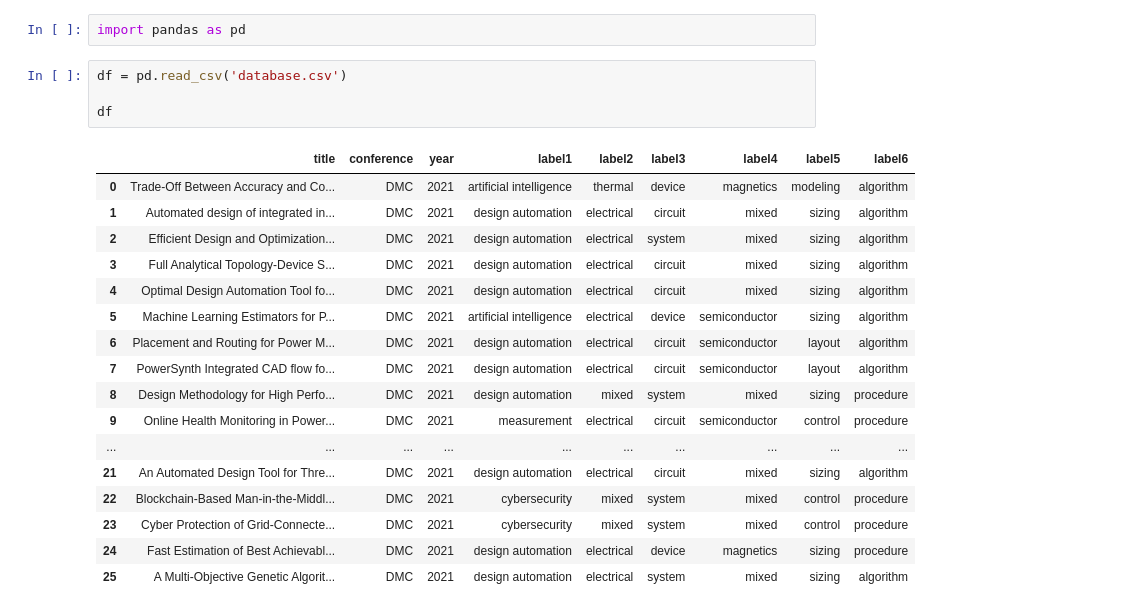
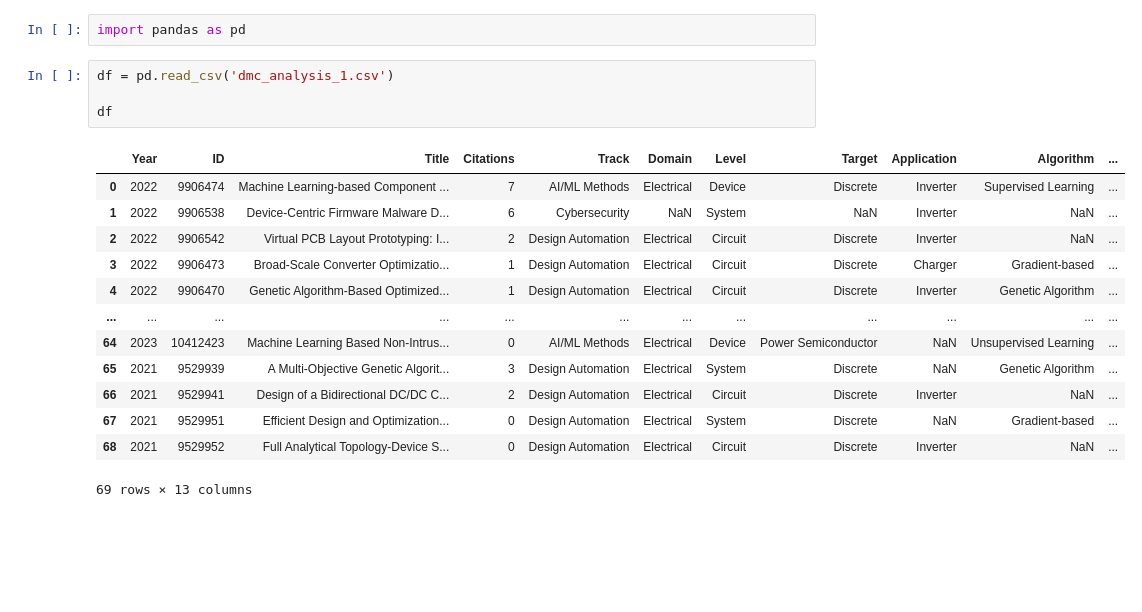
Before and after one commit to TiMo3654/APE, a Jupyter notebook: analysis.ipynb, the cells around one changed output. Cells and saved outputs as stored; diff of their text form; blank space fills up the shorter version.

```diff
--- a/analysis.ipynb
+++ b/analysis.ipynb
@@ -5,25 +5,21 @@ Poop
 # %%
 import pandas as pd
 # %%
-df = pd.read_csv('database.csv')
+df = pd.read_csv('dmc_analysis_1.csv')
 
 df
 # %% [output]
-|  | title | conference | year | label1 | label2 | label3 | label4 | label5 | label6 |
-| 0 | Trade-Off Between Accuracy and Co... | DMC | 2021 | artificial intelligence | thermal | device | magnetics | modeling | algorithm |
-| 1 | Automated design of integrated in... | DMC | 2021 | design automation | electrical | circuit | mixed | sizing | algorithm |
-| 2 | Efficient Design and Optimization... | DMC | 2021 | design automation | electrical | system | mixed | sizing | algorithm |
-| 3 | Full Analytical Topology-Device S... | DMC | 2021 | design automation | electrical | circuit | mixed | sizing | algorithm |
-| 4 | Optimal Design Automation Tool fo... | DMC | 2021 | design automation | electrical | circuit | mixed | sizing | algorithm |
-| 5 | Machine Learning Estimators for P... | DMC | 2021 | artificial intelligence | electrical | device | semiconductor | sizing | algorithm |
-| 6 | Placement and Routing for Power M... | DMC | 2021 | design automation | electrical | circuit | semiconductor | layout | algorithm |
-| 7 | PowerSynth Integrated CAD flow fo... | DMC | 2021 | design automation | electrical | circuit | semiconductor | layout | algorithm |
-| 8 | Design Methodology for High Perfo... | DMC | 2021 | design automation | mixed | system | mixed | sizing | procedure |
-| 9 | Online Health Monitoring in Power... | DMC | 2021 | measurement | electrical | circuit | semiconductor | control | procedure |
-| ... | ... | ... | ... | ... | ... | ... | ... | ... | ... |
-| 21 | An Automated Design Tool for Thre... | DMC | 2021 | design automation | electrical | circuit | mixed | sizing | algorithm |
-| 22 | Blockchain-Based Man-in-the-Middl... | DMC | 2021 | cybersecurity | mixed | system | mixed | control | procedure |
-| 23 | Cyber Protection of Grid-Connecte... | DMC | 2021 | cybersecurity | mixed | system | mixed | control | procedure |
-| 24 | Fast Estimation of Best Achievabl... | DMC | 2021 | design automation | electrical | device | magnetics | sizing | procedure |
-| 25 | A Multi-Objective Genetic Algorit... | DMC | 2021 | design automation | electrical | system | mixed | sizing | algorithm |
+|  | Year | ID | Title | Citations | Track | Domain | Level | Target | Application | Algorithm | ... |
+| 0 | 2022 | 9906474 | Machine Learning-based Component ... | 7 | AI/ML Methods | Electrical | Device | Discrete | Inverter | Supervised Learning | ... |
+| 1 | 2022 | 9906538 | Device-Centric Firmware Malware D... | 6 | Cybersecurity | NaN | System | NaN | Inverter | NaN | ... |
+| 2 | 2022 | 9906542 | Virtual PCB Layout Prototyping: I... | 2 | Design Automation | Electrical | Circuit | Discrete | Inverter | NaN | ... |
+| 3 | 2022 | 9906473 | Broad-Scale Converter Optimizatio... | 1 | Design Automation | Electrical | Circuit | Discrete | Charger | Gradient-based | ... |
+| 4 | 2022 | 9906470 | Genetic Algorithm-Based Optimized... | 1 | Design Automation | Electrical | Circuit | Discrete | Inverter | Genetic Algorithm | ... |
+| ... | ... | ... | ... | ... | ... | ... | ... | ... | ... | ... | ... |
+| 64 | 2023 | 10412423 | Machine Learning Based Non-Intrus... | 0 | AI/ML Methods | Electrical | Device | Power Semiconductor | NaN | Unsupervised Learning | ... |
+| 65 | 2021 | 9529939 | A Multi-Objective Genetic Algorit... | 3 | Design Automation | Electrical | System | Discrete | NaN | Genetic Algorithm | ... |
+| 66 | 2021 | 9529941 | Design of a Bidirectional DC/DC C... | 2 | Design Automation | Electrical | Circuit | Discrete | Inverter | NaN | ... |
+| 67 | 2021 | 9529951 | Efficient Design and Optimization... | 0 | Design Automation | Electrical | System | Discrete | NaN | Gradient-based | ... |
+| 68 | 2021 | 9529952 | Full Analytical Topology-Device S... | 0 | Design Automation | Electrical | Circuit | Discrete | Inverter | NaN | ... |
+69 rows × 13 columns
 # %%
```
Also changed, not shown: parts of 1 cell of this notebook, 3 other files.
